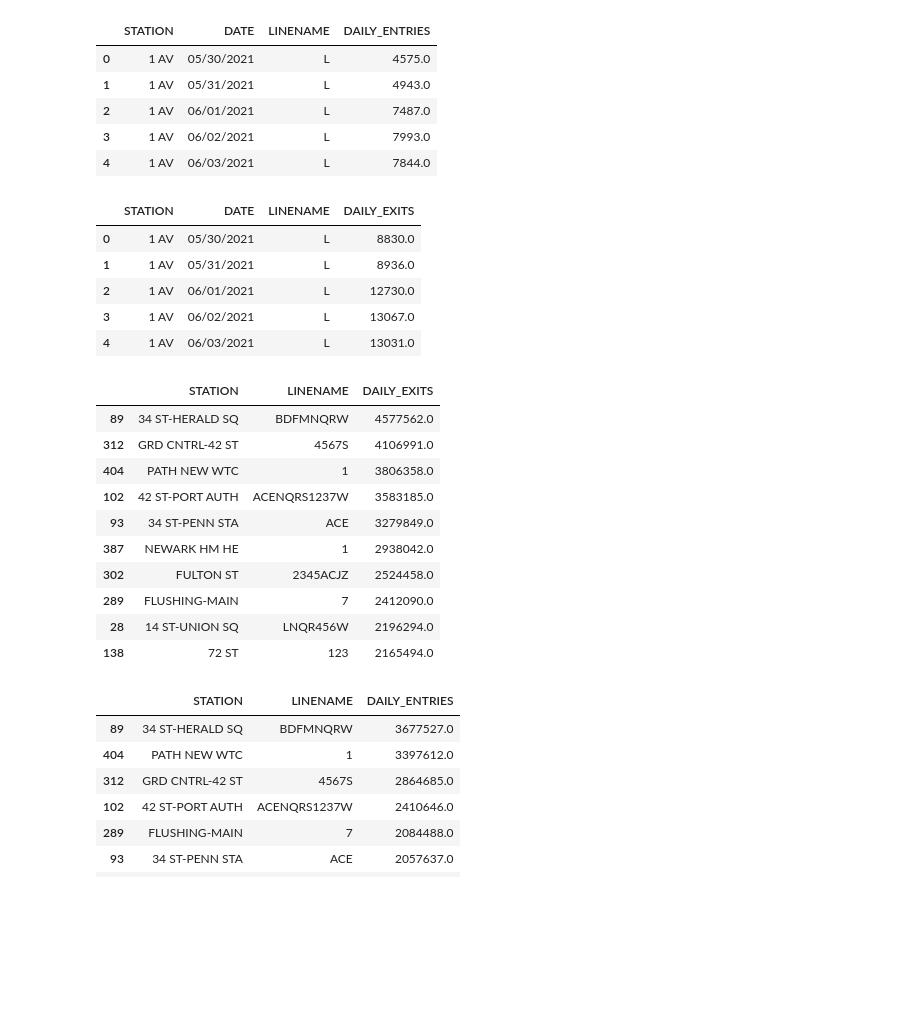
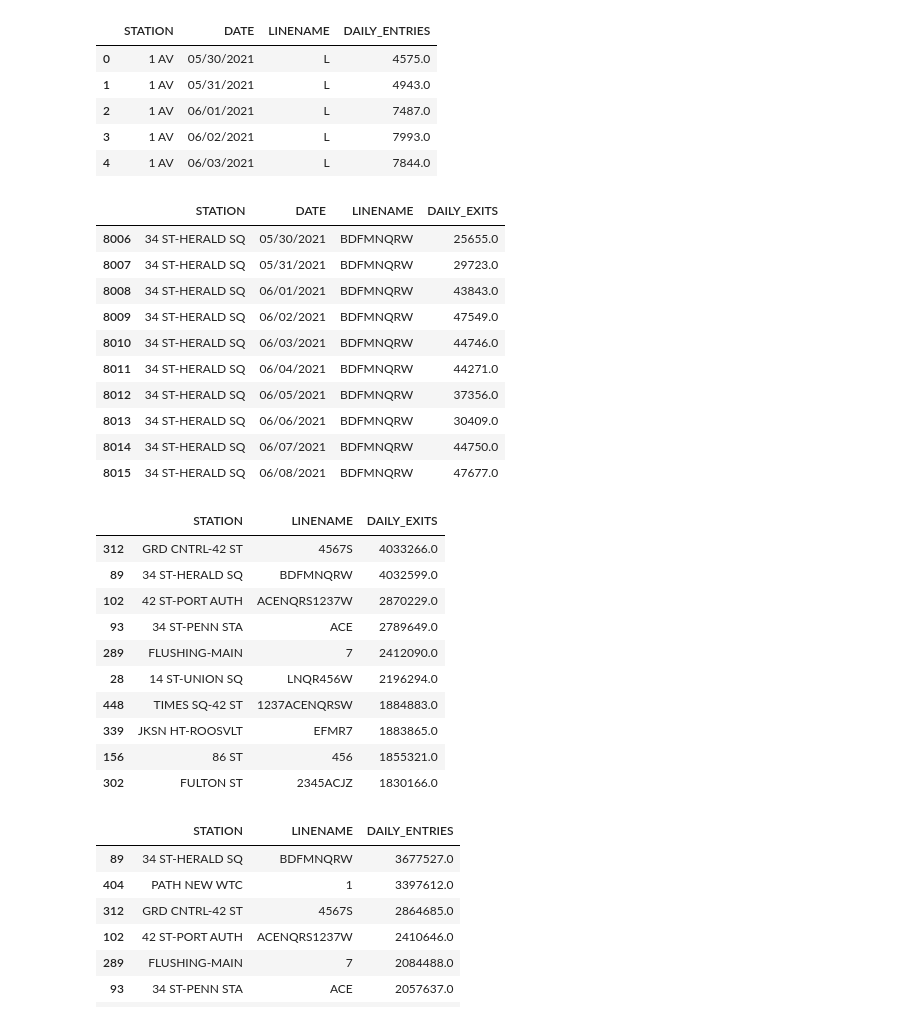
Before and after one commit to ajstake/EDA-Project, a Jupyter notebook: MTA_Data_Gathering_and_Cleaning_Notebook.ipynb, the cells around one changed output. Saved outputs shown, nothing was run; the diff lists cells and outputs as text; code cells hidden in the pictures; blank space fills up the shorter version.

```diff
--- a/MTA_Data_Gathering_and_Cleaning_Notebook.ipynb
+++ b/MTA_Data_Gathering_and_Cleaning_Notebook.ipynb
@@ -243,5 +214,7 @@ def get_daily_counts(row, max_counter):
 ts_exits_daily["DAILY_EXITS"] = ts_exits_daily.apply(get_daily_counts, axis=1, max_counter=1000000)
 # %%
 ts_exits_daily.DAILY_EXITS.describe()
-ts_exits_daily.head(20)
+IQR = ts_exits_daily.DAILY_EXITS.describe().loc['75%']-ts_exits_daily.DAILY_EXITS.describe().loc['25%']
+IQR
+ts_exits_daily.DAILY_EXITS.describe()
 # %% [output]
@@ -264,0 +230,7 @@ ts_exits_daily.head(20)
+# %%
+max_thresh = ts_exits_daily.describe().loc['75%']['DAILY_EXITS'] + IQR*100
+min_thresh = ts_exits_daily.describe().loc['25%']['DAILY_EXITS'] - IQR*100
+# %%
+ts_exits_daily = ts_exits_daily.drop(ts_exits_daily.index[ts_exits_daily['DAILY_EXITS'] <= min_thresh])
+ts_exits_daily = ts_exits_daily.drop(ts_exits_daily.index[ts_exits_daily['DAILY_EXITS'] >= max_thresh])
+ts_exits_daily.DAILY_EXITS.describe()
@@ -294,29 +281,34 @@ station_daily_entries.head()
 | 4 | 1 AV | 06/03/2021 | L | 7844.0 |
 # %%
 station_daily_exits = ts_exits_daily.groupby(['STATION', 'DATE', 'LINENAME'])[['DAILY_EXITS']].sum().reset_index()
-station_daily_exits.head()
+station_daily_exits[station_daily_exits['STATION']== '34 ST-HERALD SQ'].head(10)
 # %% [output]
 |  | STATION | DATE | LINENAME | DAILY_EXITS |
-| 0 | 1 AV | 05/30/2021 | L | 8830.0 |
-| 1 | 1 AV | 05/31/2021 | L | 8936.0 |
-| 2 | 1 AV | 06/01/2021 | L | 12730.0 |
-| 3 | 1 AV | 06/02/2021 | L | 13067.0 |
-| 4 | 1 AV | 06/03/2021 | L | 13031.0 |
+| 8006 | 34 ST-HERALD SQ | 05/30/2021 | BDFMNQRW | 25655.0 |
+| 8007 | 34 ST-HERALD SQ | 05/31/2021 | BDFMNQRW | 29723.0 |
+| 8008 | 34 ST-HERALD SQ | 06/01/2021 | BDFMNQRW | 43843.0 |
+| 8009 | 34 ST-HERALD SQ | 06/02/2021 | BDFMNQRW | 47549.0 |
+| 8010 | 34 ST-HERALD SQ | 06/03/2021 | BDFMNQRW | 44746.0 |
+| 8011 | 34 ST-HERALD SQ | 06/04/2021 | BDFMNQRW | 44271.0 |
+| 8012 | 34 ST-HERALD SQ | 06/05/2021 | BDFMNQRW | 37356.0 |
+| 8013 | 34 ST-HERALD SQ | 06/06/2021 | BDFMNQRW | 30409.0 |
+| 8014 | 34 ST-HERALD SQ | 06/07/2021 | BDFMNQRW | 44750.0 |
+| 8015 | 34 ST-HERALD SQ | 06/08/2021 | BDFMNQRW | 47677.0 |
 # %%
 station_total_exits = station_daily_exits.groupby(['STATION', 'LINENAME'])['DAILY_EXITS'].sum().reset_index().sort_values('DAILY_EXITS', ascending=False)
 station_total_exits.head(10)
 # %% [output]
 |  | STATION | LINENAME | DAILY_EXITS |
-| 89 | 34 ST-HERALD SQ | BDFMNQRW | 4577562.0 |
-| 312 | GRD CNTRL-42 ST | 4567S | 4106991.0 |
-| 404 | PATH NEW WTC | 1 | 3806358.0 |
-| 102 | 42 ST-PORT AUTH | ACENQRS1237W | 3583185.0 |
-| 93 | 34 ST-PENN STA | ACE | 3279849.0 |
-| 387 | NEWARK HM HE | 1 | 2938042.0 |
-| 302 | FULTON ST | 2345ACJZ | 2524458.0 |
+| 312 | GRD CNTRL-42 ST | 4567S | 4033266.0 |
+| 89 | 34 ST-HERALD SQ | BDFMNQRW | 4032599.0 |
+| 102 | 42 ST-PORT AUTH | ACENQRS1237W | 2870229.0 |
+| 93 | 34 ST-PENN STA | ACE | 2789649.0 |
 | 289 | FLUSHING-MAIN | 7 | 2412090.0 |
 | 28 | 14 ST-UNION SQ | LNQR456W | 2196294.0 |
-| 138 | 72 ST | 123 | 2165494.0 |
+| 448 | TIMES SQ-42 ST | 1237ACENQRSW | 1884883.0 |
+| 339 | JKSN HT-ROOSVLT | EFMR7 | 1883865.0 |
+| 156 | 86 ST | 456 | 1855321.0 |
+| 302 | FULTON ST | 2345ACJZ | 1830166.0 |
 # %%
 station_total_entries = station_daily_entries.groupby(['STATION', 'LINENAME'])['DAILY_ENTRIES'].sum().reset_index().sort_values('DAILY_ENTRIES', ascending=False)
 station_total_entries.head(10)
```
Also changed, not shown: parts of 12 cells of this notebook, 2 other files.
